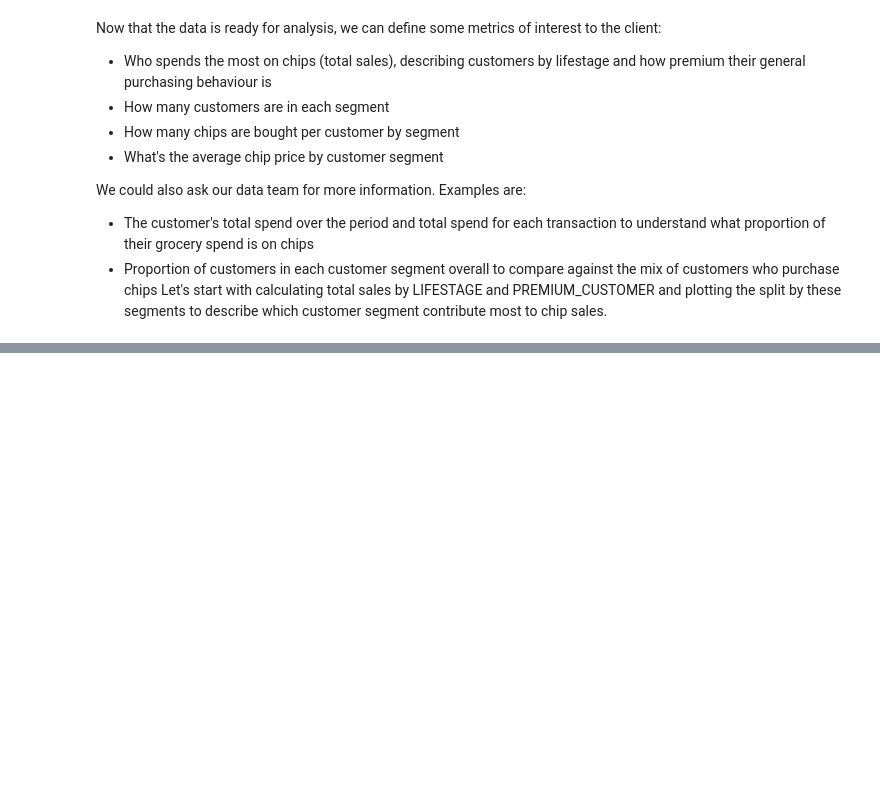
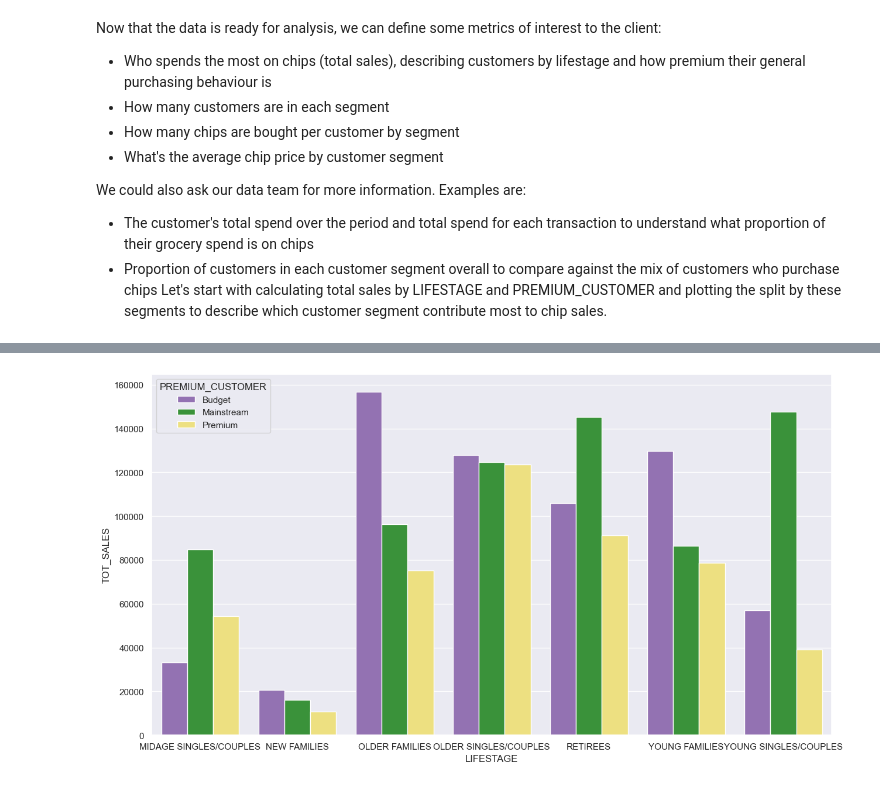
Before and after one commit to Yukitoshi12345/Quantium-Virtual-Internship-Data-Analytics, a Jupyter notebook: Task 1/task1.ipynb, the cells around one changed output, grey strips where cells are left out. Drawn from its saved outputs; the diff is of its cells as text; code cells hidden in the pictures; blank space fills up the shorter version.

```diff
--- a/Task 1/task1.ipynb
+++ b/Task 1/task1.ipynb
@@ -781,0 +819,5 @@ most to chip sales.
+# %%
+#Who spends the most on chips (total sales), describing customers by lifestage and
+#how premium their general purchasing behaviour is
+total_sales = pd.DataFrame(final_df.groupby(["LIFESTAGE","PREMIUM_CUSTOMER"])["TOT_SALES"].sum())
+total_sales
@@ -781,0 +843,11 @@ most to chip sales.
+# %%
+custom_palette = ["#9467bd", "#2ca02c", "#ffed6f"]
+
+plt.figure(figsize=(15, 8))
+sns.barplot(x = total_sales.reset_index()['LIFESTAGE'],
+            y = total_sales.reset_index()['TOT_SALES'],
+            hue = total_sales.reset_index()['PREMIUM_CUSTOMER'],
+            palette = custom_palette)  # Pass the custom palette to the palette parameter
+plt.show()
+# %% [output]
+[figure, added]
```
Also changed, not shown: parts of 12 cells of this notebook.
